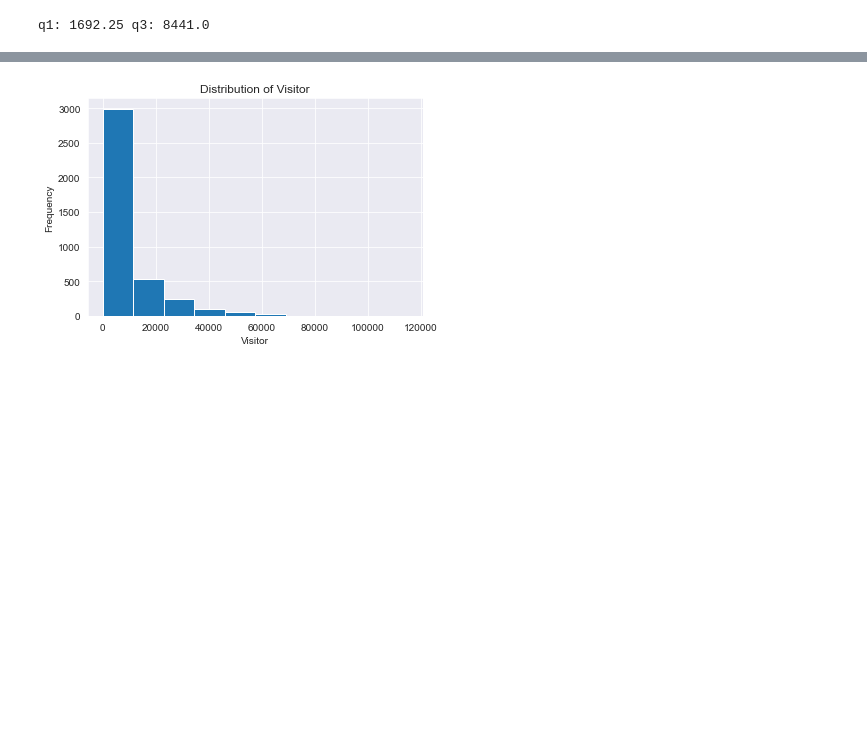
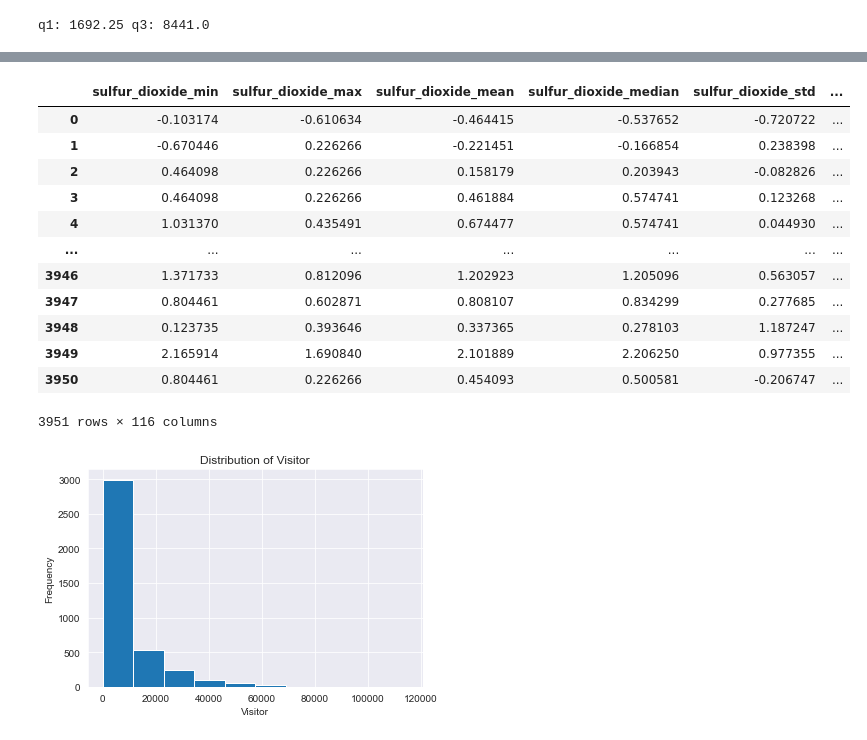
Before and after one commit to jrary/DataScienceTermProject, a Jupyter notebook: src/OutlierandCorrelation.ipynb, the cells around one changed output, grey strips where cells are left out. Cells and saved outputs as stored; diff of their text form; code cells hidden in the pictures; blank space fills up the shorter version.

```diff
--- a/src/OutlierandCorrelation.ipynb
+++ b/src/OutlierandCorrelation.ipynb
@@ -94 +147,17 @@ df_temp = df.drop('date', axis=1)
+# %%
+df_temp
+# %% [output]
+|  | sulfur_dioxide_min | sulfur_dioxide_max | sulfur_dioxide_mean | sulfur_dioxide_median | sulfur_dioxide_std | ... |
+| 0 | -0.103174 | -0.610634 | -0.464415 | -0.537652 | -0.720722 | ... |
+| 1 | -0.670446 | 0.226266 | -0.221451 | -0.166854 | 0.238398 | ... |
+| 2 | 0.464098 | 0.226266 | 0.158179 | 0.203943 | -0.082826 | ... |
+| 3 | 0.464098 | 0.226266 | 0.461884 | 0.574741 | 0.123268 | ... |
+| 4 | 1.031370 | 0.435491 | 0.674477 | 0.574741 | 0.044930 | ... |
+| ... | ... | ... | ... | ... | ... | ... |
+| 3946 | 1.371733 | 0.812096 | 1.202923 | 1.205096 | 0.563057 | ... |
+| 3947 | 0.804461 | 0.602871 | 0.808107 | 0.834299 | 0.277685 | ... |
+| 3948 | 0.123735 | 0.393646 | 0.337365 | 0.278103 | 1.187247 | ... |
+| 3949 | 2.165914 | 1.690840 | 2.101889 | 2.206250 | 0.977355 | ... |
+| 3950 | 0.804461 | 0.226266 | 0.454093 | 0.500581 | -0.206747 | ... |
+3951 rows × 116 columns
 # %%
```
Also changed, not shown: parts of 39 cells of this notebook, 7 other files.
